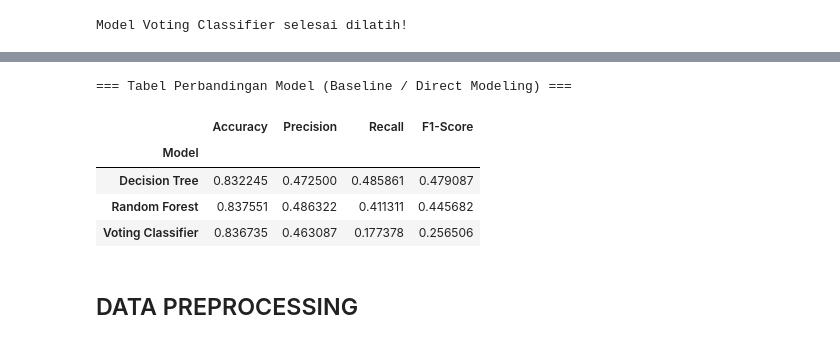
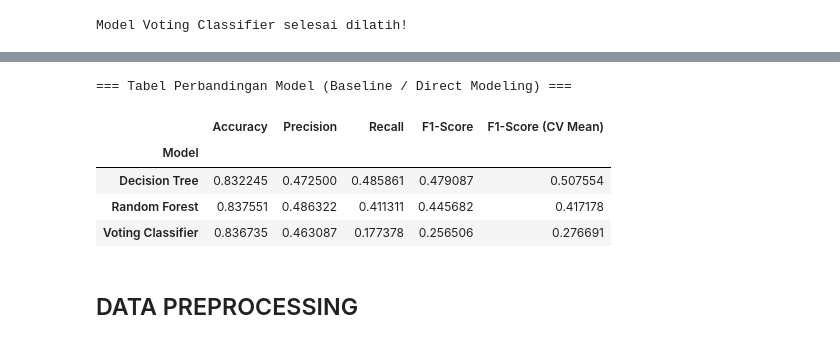
Before and after one commit to widipuriarto/customer-churn-prediction, a Jupyter notebook: Sales_and_Marketing_Customer.ipynb, the cells around one changed output, grey strips where cells are left out. Saved outputs shown, nothing was run; the diff lists cells and outputs as text; code cells hidden in the pictures.

```diff
--- a/Sales_and_Marketing_Customer.ipynb
+++ b/Sales_and_Marketing_Customer.ipynb
@@ -335,15 +341,20 @@ Classification Report:
 weighted avg       0.83      0.83      0.83      2450
 [figure]
 # %%
-# 19. Evaluasi Model Ensemble Bagging (Random Forest)
+# 19. Evaluasi Model Ensemble Bagging (Random Forest) + 5-Fold CV
 
+# 1. Tebakan Statis Data Uji
 y_pred_rf = model_rf.predict(X_test_dir)
 
+# 2. Pengujian Silang 5-Fold CV pada Data Latih
+cv_scores_rf = cross_val_score(model_rf, X_train_dir, y_train_dir, cv=10, scoring='f1', n_jobs=-1)
+
 print("=== Evaluasi Random Forest (Direct Modeling) ===")
-print(f"Accuracy  : {accuracy_score(y_test_dir, y_pred_rf):.4f}")
-print(f"Precision : {precision_score(y_test_dir, y_pred_rf):.4f}")
-print(f"Recall    : {recall_score(y_test_dir, y_pred_rf):.4f}")
-print(f"F1-Score  : {f1_score(y_test_dir, y_pred_rf):.4f}\n")
+print(f"Accuracy                      : {accuracy_score(y_test_dir, y_pred_rf):.4f}")
+print(f"Precision                     : {precision_score(y_test_dir, y_pred_rf):.4f}")
+print(f"Recall                        : {recall_score(y_test_dir, y_pred_rf):.4f}")
+print(f"F1-Score (Holdout Test)       : {f1_score(y_test_dir, y_pred_rf):.4f}")
+print(f"F1-Score (5-Fold CV Mean)     : {cv_scores_rf.mean():.4f} (+/- {cv_scores_rf.std():.4f})\n")
 
 plt.figure(figsize=(5, 4))
 sns.heatmap(confusion_matrix(y_test_dir, y_pred_rf), annot=True, fmt='d', cmap='Greens',
@@ -362,14 +374,19 @@ F1-Score  : 0.4457
 [figure]
 # %%
-# 20. Evaluasi Model Ensemble Voting
+# 20. Evaluasi Model Ensemble Voting + 5-Fold CV
 
+# 1. Tebakan Statis Data Uji
 y_pred_voting = model_voting.predict(X_test_dir)
 
+# 2. Pengujian Silang 5-Fold CV pada Data Latih
+cv_scores_voting = cross_val_score(model_voting, X_train_dir, y_train_dir, cv=10, scoring='f1', n_jobs=-1)
+
 print("=== Evaluasi Voting Classifier (Direct Modeling) ===")
-print(f"Accuracy  : {accuracy_score(y_test_dir, y_pred_voting):.4f}")
-print(f"Precision : {precision_score(y_test_dir, y_pred_voting):.4f}")
-print(f"Recall    : {recall_score(y_test_dir, y_pred_voting):.4f}")
-print(f"F1-Score  : {f1_score(y_test_dir, y_pred_voting):.4f}\n")
+print(f"Accuracy                      : {accuracy_score(y_test_dir, y_pred_voting):.4f}")
+print(f"Precision                     : {precision_score(y_test_dir, y_pred_voting):.4f}")
+print(f"Recall                        : {recall_score(y_test_dir, y_pred_voting):.4f}")
+print(f"F1-Score (Holdout Test)       : {f1_score(y_test_dir, y_pred_voting):.4f}")
+print(f"F1-Score (5-Fold CV Mean)     : {cv_scores_voting.mean():.4f} (+/- {cv_scores_voting.std():.4f})\n")
 
 plt.figure(figsize=(5, 4))
 sns.heatmap(confusion_matrix(y_test_dir, y_pred_voting), annot=True, fmt='d', cmap='Oranges',
@@ -389,45 +407,50 @@ F1-Score  : 0.2565
 # %%
 # 21. Perbandingan Performa 3 Model (Direct Modeling)
 
-# Mengumpulkan metrik dari ketiga model ke dalam dictionary
+# Mengumpulkan metrik dari ketiga model ke dalam dictionary, termasuk rata-rata F1-Score dari Cross-Validation
 eval_data = {
     'Model': ['Decision Tree', 'Random Forest', 'Voting Classifier'],
     'Accuracy': [
         accuracy_score(y_test_dir, y_pred_dt),
         accuracy_score(y_test_dir, y_pred_rf),
         accuracy_score(y_test_dir, y_pred_voting)
     ],
     'Precision': [
         precision_score(y_test_dir, y_pred_dt),
         precision_score(y_test_dir, y_pred_rf),
         precision_score(y_test_dir, y_pred_voting)
     ],
     'Recall': [
         recall_score(y_test_dir, y_pred_dt),
         recall_score(y_test_dir, y_pred_rf),
         recall_score(y_test_dir, y_pred_voting)
     ],
     'F1-Score': [
         f1_score(y_test_dir, y_pred_dt),
         f1_score(y_test_dir, y_pred_rf),
         f1_score(y_test_dir, y_pred_voting)
+    ],
+    'F1-Score (CV Mean)': [
+        cv_scores_dt.mean(),
+        cv_scores_rf.mean(),
+        cv_scores_voting.mean()
     ]
 }
 
 # Membuat DataFrame dari dictionary
 df_eval = pd.DataFrame(eval_data)
 df_eval.set_index('Model', inplace=True)
 
 print("=== Tabel Perbandingan Model (Baseline / Direct Modeling) ===")
 # Menampilkan DataFrame
 df_eval
 # %% [output]
 === Tabel Perbandingan Model (Baseline / Direct Modeling) ===
-|  | Accuracy | Precision | Recall | F1-Score |
-| Model |  |  |  |  |
-| Decision Tree | 0.832245 | 0.472500 | 0.485861 | 0.479087 |
-| Random Forest | 0.837551 | 0.486322 | 0.411311 | 0.445682 |
-| Voting Classifier | 0.836735 | 0.463087 | 0.177378 | 0.256506 |
+|  | Accuracy | Precision | Recall | F1-Score | F1-Score (CV Mean) |
+| Model |  |  |  |  |  |
+| Decision Tree | 0.832245 | 0.472500 | 0.485861 | 0.479087 | 0.507554 |
+| Random Forest | 0.837551 | 0.486322 | 0.411311 | 0.445682 | 0.417178 |
+| Voting Classifier | 0.836735 | 0.463087 | 0.177378 | 0.256506 | 0.276691 |
 # %% [markdown]
 ## DATA PREPROCESSING
 # %%
```
Also changed, not shown: parts of 34 cells of this notebook, 5 other files.
